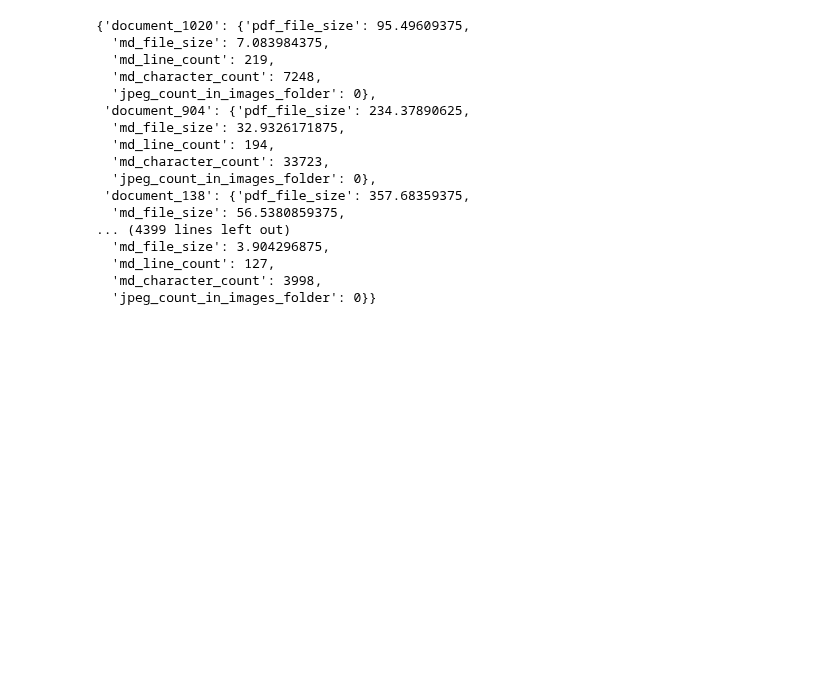
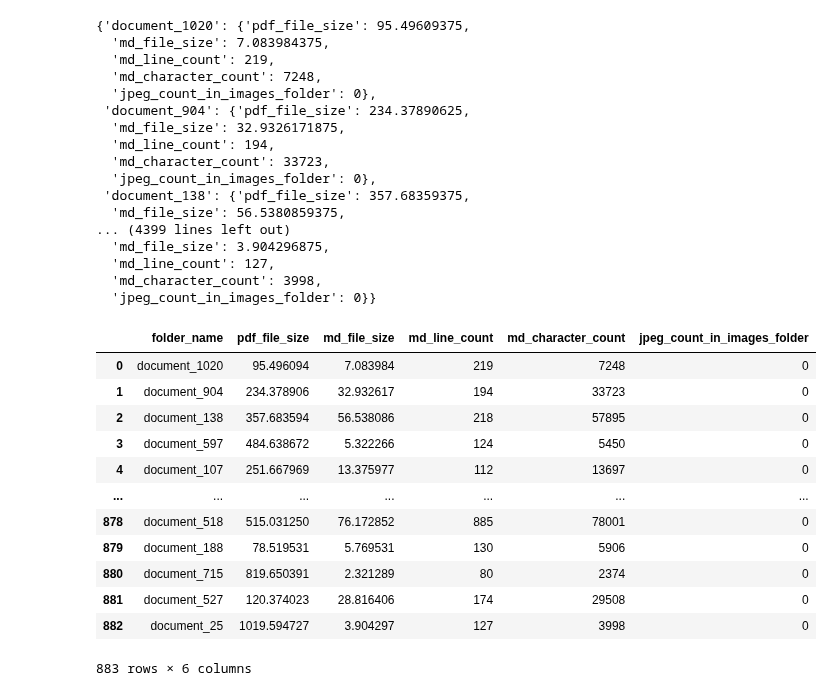
Before and after one commit to UChicago-Capstone-Summer2025-Powerkiosk/Automated-Utility-Bill-and-Contract-Processing-using-Agentic-RAG, a Jupyter notebook: src/ExamineOCROutput.ipynb, the cells around one changed output. Cells and saved outputs as stored; diff of their text form; code cells hidden in the pictures; blank space fills up the shorter version.

Commit message:
Add in code to convert summary into pandas dataframe for ease of examination.

```diff
--- a/src/ExamineOCROutput.ipynb
+++ b/src/ExamineOCROutput.ipynb
@@ -185,0 +188,26 @@ examine_folder_structure(base_dir)
+# %%
+# Define variable to store the summary result
+summary = examine_folder_structure(base_dir)
+
+# Convert to DataFrame
+summary_df = pd.DataFrame.from_dict(summary, orient='index')
+
+summary_df.reset_index(inplace=True)
+summary_df.rename(columns={'index': 'folder_name'}, inplace=True)
+
+# View result
+summary_df
+# %% [output]
+|  | folder_name | pdf_file_size | md_file_size | md_line_count | md_character_count | jpeg_count_in_images_folder |
+| 0 | document_1020 | 95.496094 | 7.083984 | 219 | 7248 | 0 |
+| 1 | document_904 | 234.378906 | 32.932617 | 194 | 33723 | 0 |
+| 2 | document_138 | 357.683594 | 56.538086 | 218 | 57895 | 0 |
+| 3 | document_597 | 484.638672 | 5.322266 | 124 | 5450 | 0 |
+| 4 | document_107 | 251.667969 | 13.375977 | 112 | 13697 | 0 |
+| ... | ... | ... | ... | ... | ... | ... |
+| 878 | document_518 | 515.031250 | 76.172852 | 885 | 78001 | 0 |
+| 879 | document_188 | 78.519531 | 5.769531 | 130 | 5906 | 0 |
+| 880 | document_715 | 819.650391 | 2.321289 | 80 | 2374 | 0 |
+| 881 | document_527 | 120.374023 | 28.816406 | 174 | 29508 | 0 |
+| 882 | document_25 | 1019.594727 | 3.904297 | 127 | 3998 | 0 |
+883 rows × 6 columns
```
Also changed, not shown: parts of 1 cell of this notebook.
